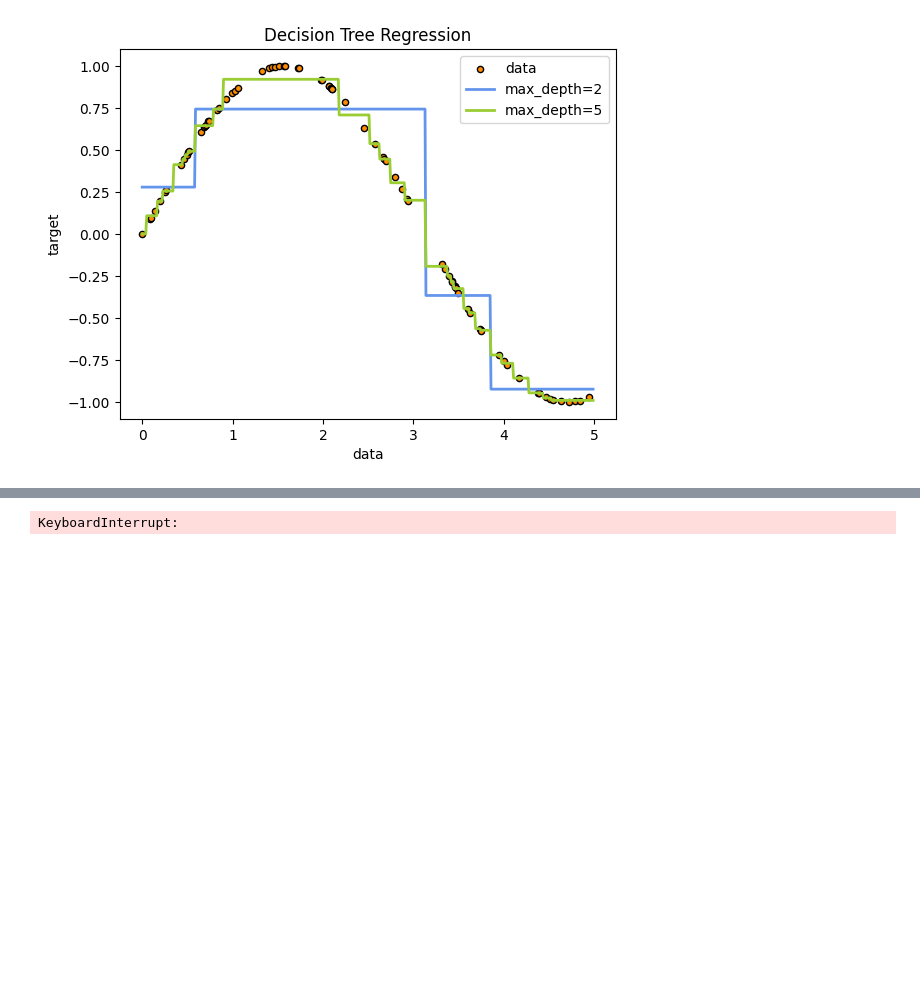
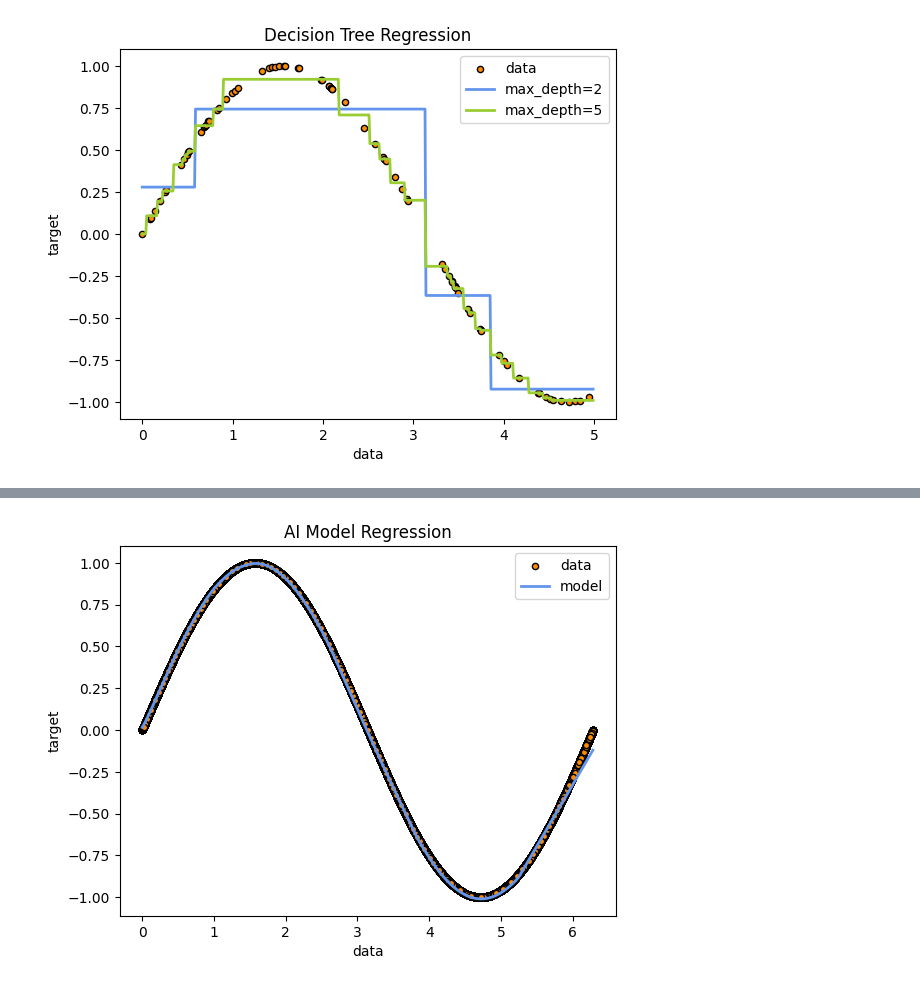
Before and after one commit to dmateos/notebooks, a Jupyter notebook: fitsinwave.ipynb, the cells around one changed output, grey strips where cells are left out. Cells and saved outputs as stored; diff of their text form; code cells hidden in the pictures; blank space fills up the shorter version.

```diff
--- a/fitsinwave.ipynb
+++ b/fitsinwave.ipynb
@@ -64,9 +64,9 @@ rng = np.random.RandomState(1)
 X = np.random.rand(10**5) * 2 * np.pi
 y = np.sin(X).ravel()
 
-X_train, X_val, y_train, y_val = map(torch.tensor, train_test_split(X, y, test_size=0.2))
+X_train, X_test, y_train, y_test = map(torch.tensor, train_test_split(X, y, test_size=0.2))
 train_dataloader = DataLoader(TensorDataset(X_train.unsqueeze(1), y_train.unsqueeze(1)), batch_size=64, pin_memory=True, shuffle=True)
-val_dataloader = DataLoader(TensorDataset(X_val.unsqueeze(1), y_val.unsqueeze(1)), batch_size=64, pin_memory=True, shuffle=True)
+val_dataloader = DataLoader(TensorDataset(X_test.unsqueeze(1), y_test.unsqueeze(1)), batch_size=64, pin_memory=True, shuffle=True)
 
 model = LinearModel(1, 2048).to(device)
 criterion = nn.MSELoss(reduction='mean')
@@ -87,7 +87,8 @@ for epoch in range(10):
     print('epoch {}, loss {}'.format(epoch, loss.item()))
 
 X_test = np.arange(0.0, 2*np.pi, 0.01)[:, np.newaxis]
-y_1 = model(torch.from_numpy(X_test).float().to(device)).detach().cpu().numpy()
+with torch.no_grad():
+    y_1 = model(torch.from_numpy(X_test).float().to(device)).detach().cpu().numpy()
 
 # Plot the results
 plt.figure()
@@ -104 +113 @@ epoch 1, loss 0.01646435260772705
-KeyboardInterrupt:
+[figure, added]
```
Also changed, not shown: parts of 1 cell of this notebook.
